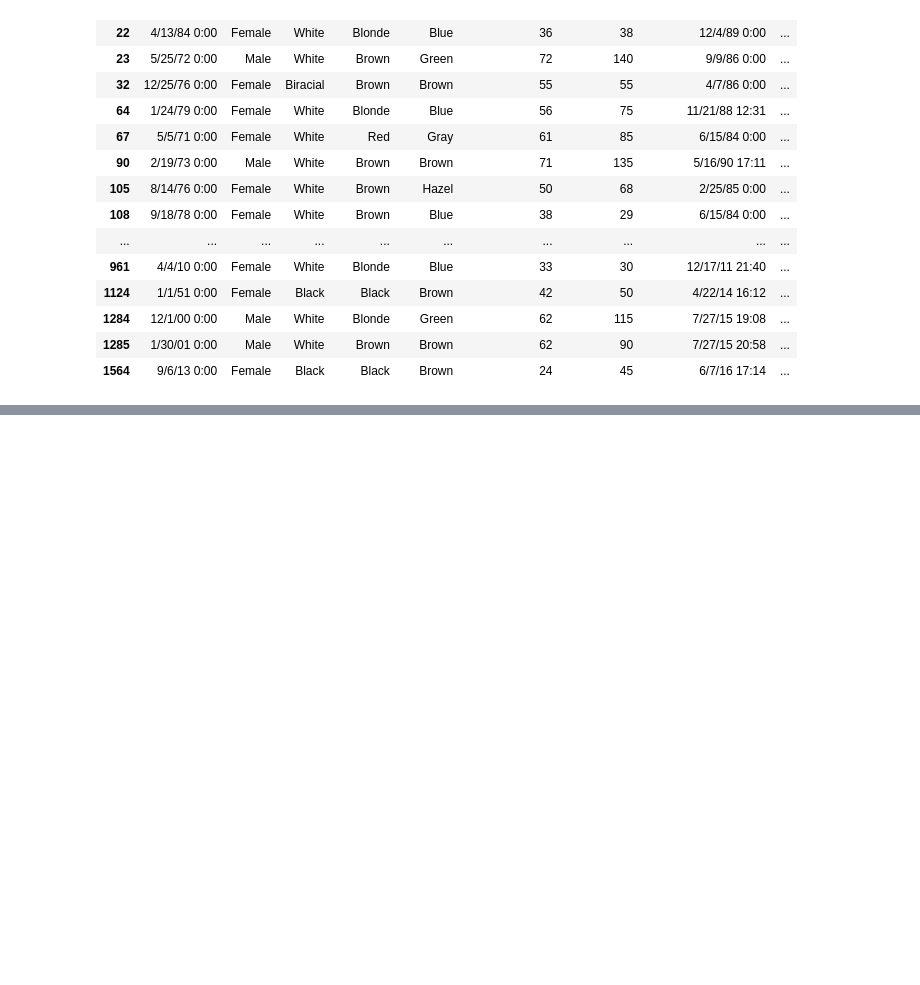
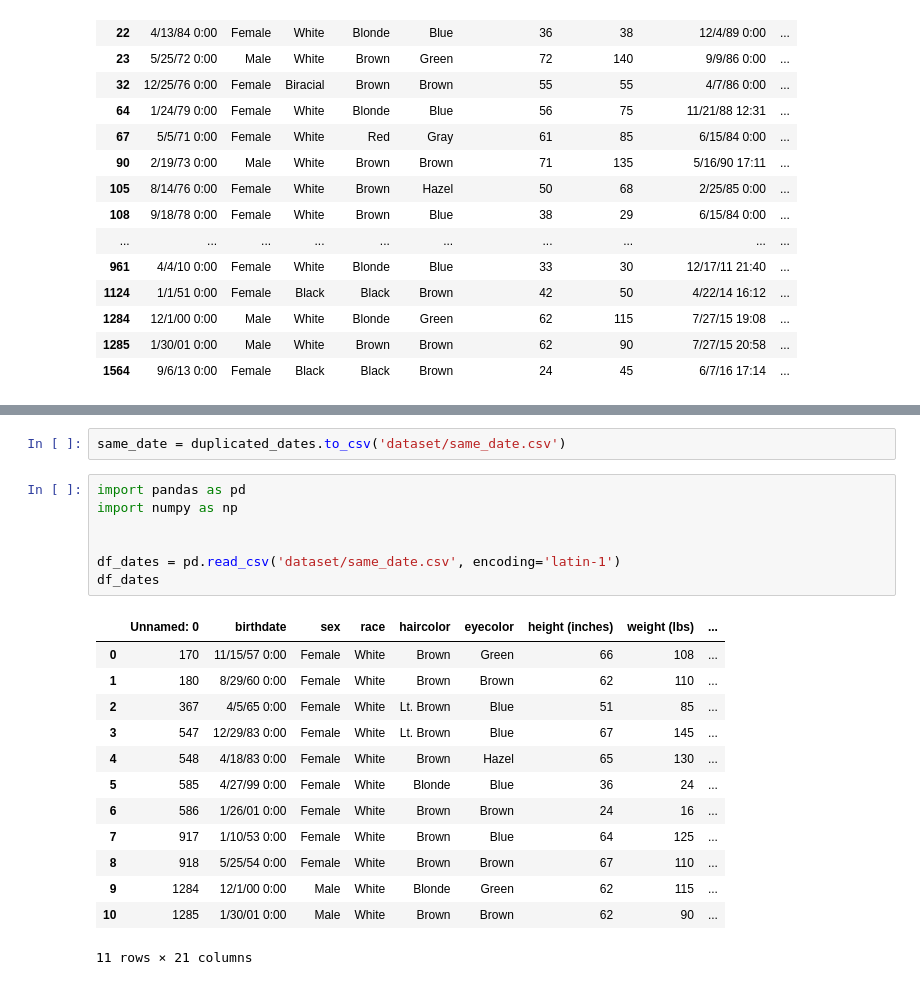
Before and after one commit to anitaliviabella/NetworkAnalysis, a Jupyter notebook: tentativi/try1.ipynb, the cells around one changed output, grey strips where cells are left out. Drawn from its saved outputs; the diff is of its cells as text; blank space fills up the shorter version.

```diff
--- a/na.ipynb
+++ b/tentativi/try1.ipynb
@@ -415,0 +549,23 @@ See the caveats in the documentation: https://pandas.pydata.org/pandas-docs/stab
+# %%
+same_date = duplicated_dates.to_csv('dataset/same_date.csv')
+# %%
+import pandas as pd
+import numpy as np
+
+
+df_dates = pd.read_csv('dataset/same_date.csv', encoding='latin-1')
+df_dates
+# %% [output]
+|  | Unnamed: 0 | birthdate | sex | race | haircolor | eyecolor | height (inches) | weight (lbs) | ... |
+| 0 | 170 | 11/15/57 0:00 | Female | White | Brown | Green | 66 | 108 | ... |
+| 1 | 180 | 8/29/60 0:00 | Female | White | Brown | Brown | 62 | 110 | ... |
+| 2 | 367 | 4/5/65 0:00 | Female | White | Lt. Brown | Blue | 51 | 85 | ... |
+| 3 | 547 | 12/29/83 0:00 | Female | White | Lt. Brown | Blue | 67 | 145 | ... |
+| 4 | 548 | 4/18/83 0:00 | Female | White | Brown | Hazel | 65 | 130 | ... |
+| 5 | 585 | 4/27/99 0:00 | Female | White | Blonde | Blue | 36 | 24 | ... |
+| 6 | 586 | 1/26/01 0:00 | Female | White | Brown | Brown | 24 | 16 | ... |
+| 7 | 917 | 1/10/53 0:00 | Female | White | Brown | Blue | 64 | 125 | ... |
+| 8 | 918 | 5/25/54 0:00 | Female | White | Brown | Brown | 67 | 110 | ... |
+| 9 | 1284 | 12/1/00 0:00 | Male | White | Blonde | Green | 62 | 115 | ... |
+| 10 | 1285 | 1/30/01 0:00 | Male | White | Brown | Brown | 62 | 90 | ... |
+11 rows × 21 columns
```
Also changed, not shown: parts of 7 cells of this notebook, 4 other files.
